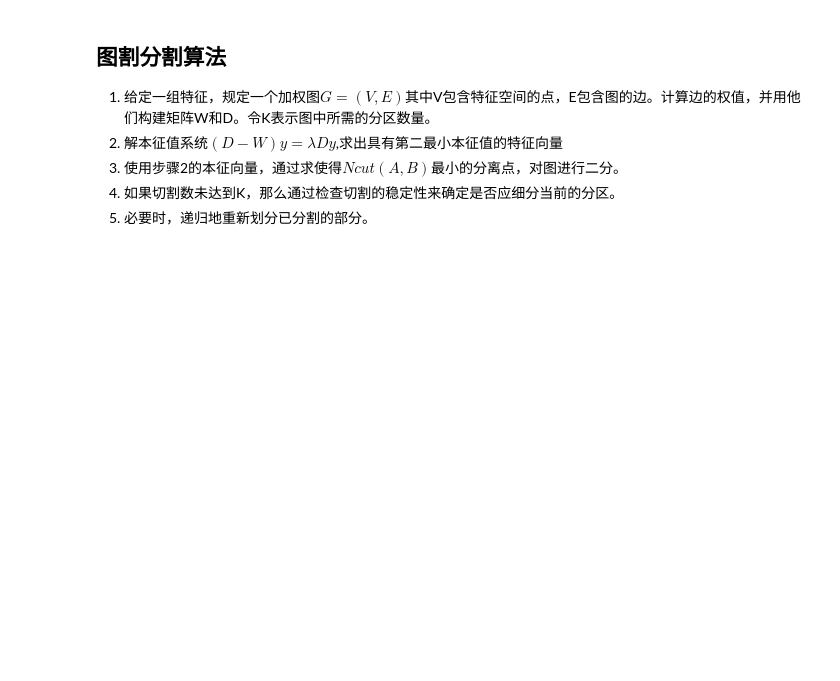
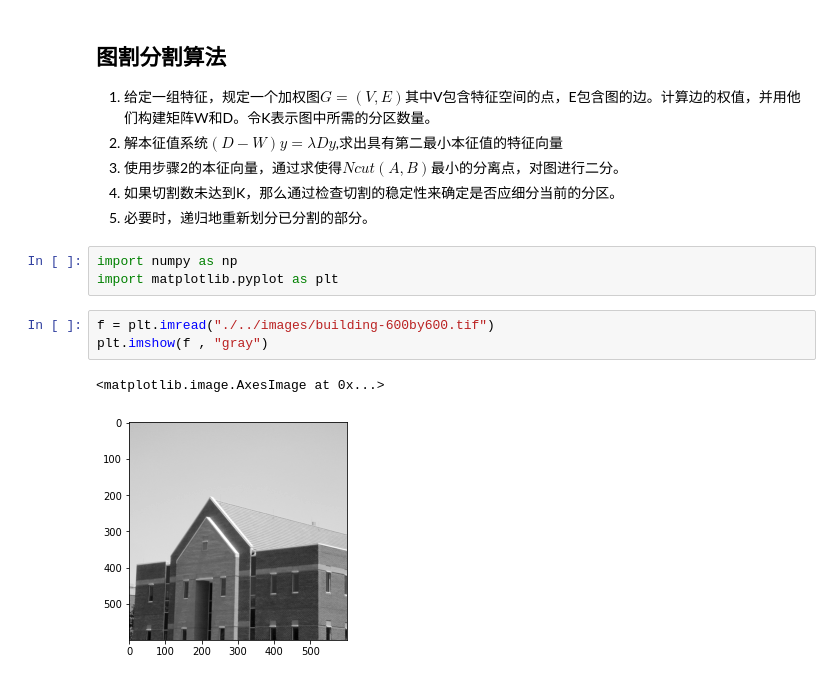
Before and after one commit to swzhxx/DIP, a Jupyter notebook: segmentation/graph-cuts.ipynb, the cells around one changed output. Saved outputs shown, nothing was run; the diff lists cells and outputs as text; blank space fills up the shorter version.

Commit message:
feat(graph cuts 第一步代码): graph cuts 第一步代码

```diff
--- a/segmentation/graph-cuts.ipynb
+++ b/segmentation/graph-cuts.ipynb
@@ -73,3 +73,12 @@ $$
 3. 使用步骤2的本征向量，通过求使得$Ncut(A,B)$最小的分离点，对图进行二分。
 4. 如果切割数未达到K，那么通过检查切割的稳定性来确定是否应细分当前的分区。
 5. 必要时，递归地重新划分已分割的部分。
+# %%
+import numpy as np
+import matplotlib.pyplot as plt
+# %%
+f = plt.imread("./../images/building-600by600.tif")
+plt.imshow(f , "gray")
+# %% [output]
+<matplotlib.image.AxesImage at 0x...>
+[figure, added]
```
Also changed, not shown: parts of 4 cells of this notebook, 1 other file.
